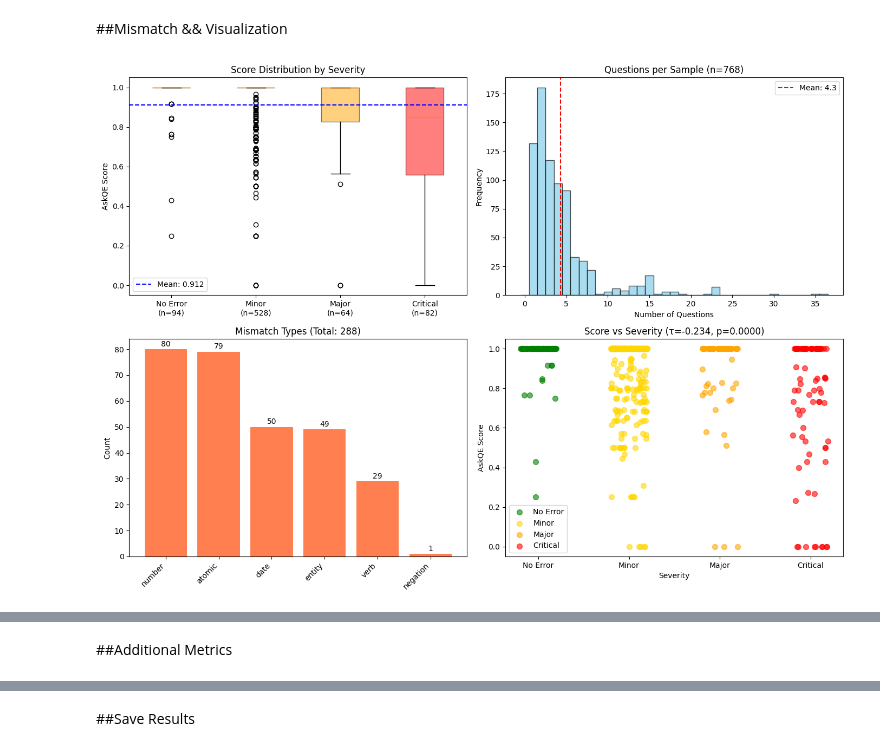
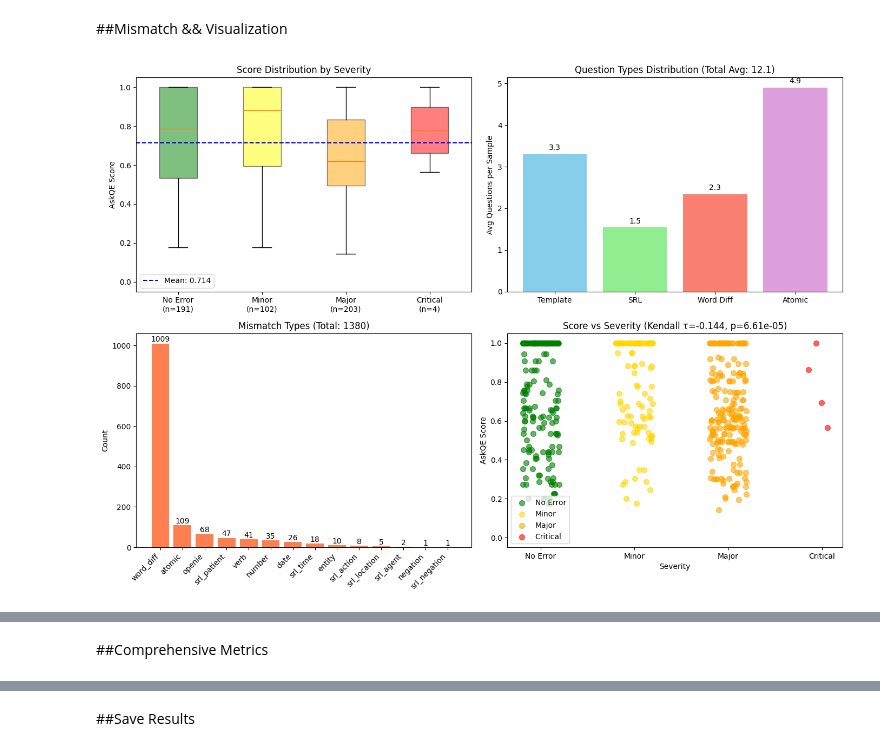
Before and after one commit to erythm/askqe, a Jupyter notebook: Binary_extention.ipynb, the cells around one changed output, grey strips where cells are left out. Saved outputs shown, nothing was run; the diff lists cells and outputs as text; code cells hidden in the pictures.

Commit message:
Implement LLM-based SRL, word diff, and atomic fact extraction

```diff
--- a/Binary_extention.ipynb
+++ b/Binary_extention.ipynb
@@ -1771,16 +1785,21 @@ Mismatches: 0
 # %% [markdown]
 ##Pipeline Config
 # %%
-# MAX_SAMPLES = None  # None = all data
-MAX_SAMPLES = 50
+# ============================================
+# PIPELINE CONFIGURATION
+# ============================================
+
+MAX_SAMPLES = 500
 BATCH_SIZE = 20
 
-dataset_to_run = dataset[:MAX_SAMPLES] if MAX_SAMPLES else dataset
+dataset_to_run = dataset[:MAX_SAMPLES]
+
+# Filter to only samples with pre-extracted atomic facts
+dataset_to_run = [e for e in dataset_to_run if e["id"] in preextracted_atomic_facts]
 
 print("Pipeline Configuration:")
 print(f"  Total samples: {len(dataset_to_run)}")
 print(f"  Batch size: {BATCH_SIZE}")
 print(f"  Total batches: {(len(dataset_to_run) - 1) // BATCH_SIZE + 1}")
-print(f"  Estimated time: ~{len(dataset_to_run) * 0.5 / 60:.0f} minutes")
 # %% [output]
 Pipeline Configuration:
@@ -2164,16 +2023,17 @@ ax1.axhline(y=df_plot["askqe_score"].mean(), color='blue', linestyle='--', label
 ax1.legend()
 ax1.set_ylim(-0.05, 1.05)
 
-# 2. Questions Distribution
+# 2. Questions Distribution by Type
 ax2 = axes[0, 1]
-ax2.hist(df_plot["num_questions"], bins=range(0, int(df_plot["num_questions"].max())+2),
-         color="skyblue", edgecolor="black", alpha=0.7, align='left')
-ax2.axvline(x=df_plot["num_questions"].mean(), color='r', linestyle='--',
-            label=f'Mean: {df_plot["num_questions"].mean():.1f}')
-ax2.set_xlabel("Number of Questions")
-ax2.set_ylabel("Frequency")
-ax2.set_title(f"Questions per Sample (n={len(df_plot)})")
-ax2.legend()
+question_types = ['num_template_qs', 'num_srl_qs', 'num_diff_qs', 'num_atomic_qs']
+question_labels = ['Template', 'SRL', 'Word Diff', 'Atomic']
+question_means = [df_plot[qt].mean() for qt in question_types]
+
+bars = ax2.bar(question_labels, question_means, color=['skyblue', 'lightgreen', 'salmon', 'plum'])
+ax2.set_ylabel("Avg Questions per Sample")
+ax2.set_title(f"Question Types Distribution (Total Avg: {df_plot['num_questions'].mean():.1f})")
+for bar, val in zip(bars, question_means):
+    ax2.text(bar.get_x() + bar.get_width()/2, bar.get_height() + 0.1, f'{val:.1f}', ha='center')
 
 # 3. Mismatch Types
 ax3 = axes[1, 0]
@@ -2198,14 +2058,11 @@ else:
     ax3.text(0.5, 0.5, "No mismatches found", ha='center', va='center', transform=ax3.transAxes)
     ax3.set_title("Mismatch Types")
 
-# 4. Score vs Severity (Scatter with jitter) - FIXED
+# 4. Score vs Severity (Scatter with jitter)
 ax4 = axes[1, 1]
 severity_to_num = {"No Error": 0, "Minor": 1, "Major": 2, "Critical": 3}
-
-# FIX: Create numeric severity as a new column properly
 df_plot["severity_num"] = df_plot["severity"].astype(str).map(severity_to_num)
 
-# Add jitter
 np.random.seed(42)
 jitter = np.random.uniform(-0.2, 0.2, len(df_plot))
 
@@ -2221,44 +2078,47 @@ ax4.set_xticks([0, 1, 2, 3])
 ax4.set_xticklabels(["No Error", "Minor", "Major", "Critical"])
 ax4.set_xlabel("Severity")
 ax4.set_ylabel("AskQE Score")
-ax4.set_title(f"Score vs Severity (τ={tau_sev:.3f}, p={p_tau_sev:.4f})")
+ax4.set_title(f"Score vs Severity (Kendall τ={tau_sev:.3f}, p={p_tau_sev:.2e})")
 ax4.legend(loc='lower left')
 ax4.set_ylim(-0.05, 1.05)
 
 plt.tight_layout()
+plt.savefig("results_visualization.png", dpi=150)
 plt.show()
+
+print("Figure saved to results_visualization.png")
 
 # Mismatch analysis by severity
 print("\n" + "="*60)
-print("🔍 MISMATCH ANALYSIS BY SEVERITY")
+print("MISMATCH ANALYSIS BY SEVERITY")
 print("="*60)
 
 if all_mismatches:
     mismatch_with_sev = []
     for r in results:
         if r["askqe_score"] is not None:
             for m in r.get("mismatches", []):
                 m_copy = m.copy()
                 m_copy["severity"] = r["severity"]
                 mismatch_with_sev.append(m_copy)
 
     if mismatch_with_sev:
         mismatch_sev_df = pd.DataFrame(mismatch_with_sev)
         print(mismatch_sev_df.groupby(["severity", "type"]).size().unstack(fill_value=0))
 else:
     print("No mismatches found")
 
 # Worst samples
 print("\n" + "="*60)
-print("🔎 WORST SCORE SAMPLES")
+print("WORST SCORE SAMPLES")
 print("="*60)
 
 worst = df_valid.nsmallest(5, "askqe_score")
 for _, row in worst.iterrows():
-    print(f"\n📝 ID: {row['id']} | Severity: {row['severity']} | Score: {row['askqe_score']:.3f}")
-    print(f"   Questions: {row['num_questions']} (Template: {row['num_template_qs']}, Atomic: {row['num_atomic_qs']})")
+    print(f"\nID: {row['id']} | Severity: {row['severity']} | Score: {row['askqe_score']:.3f}")
+    print(f"   Questions: {row['num_questions']} (Template: {row['num_template_qs']}, SRL: {row['num_srl_qs']}, Diff: {row['num_diff_qs']}, Atomic: {row['num_atomic_qs']})")
     print(f"   Mismatches: {row['num_mismatches']}")
     print(f"   Source: {row['source'][:80]}...")
     print(f"   BT: {row['backtranslation'][:80]}...")
 # %% [output]
-[figure, old version]
+[figure, new version]
@@ -2282,5 +2142,5 @@ No Error       4     1       2         0       4     0
 # %% [markdown]
-##Additional Metrics
+##Comprehensive Metrics
 # %%
 from scipy.stats import pearsonr, kendalltau, spearmanr
 from sklearn.mixture import GaussianMixture
```
Also changed, not shown: parts of 37 cells of this notebook, 5 other files.
